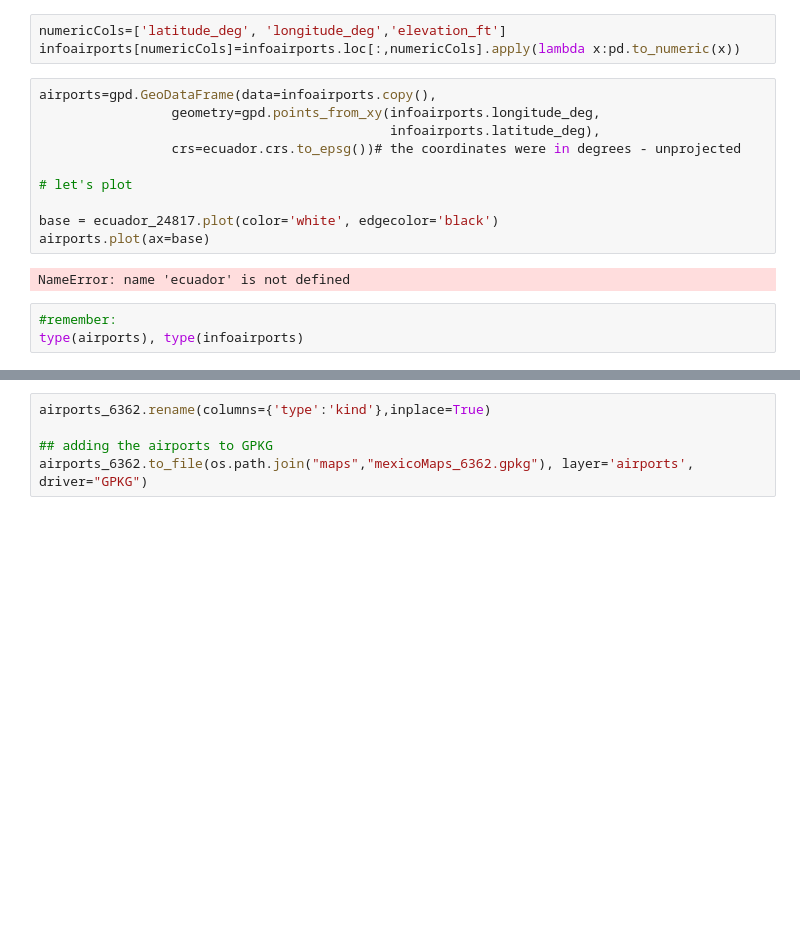
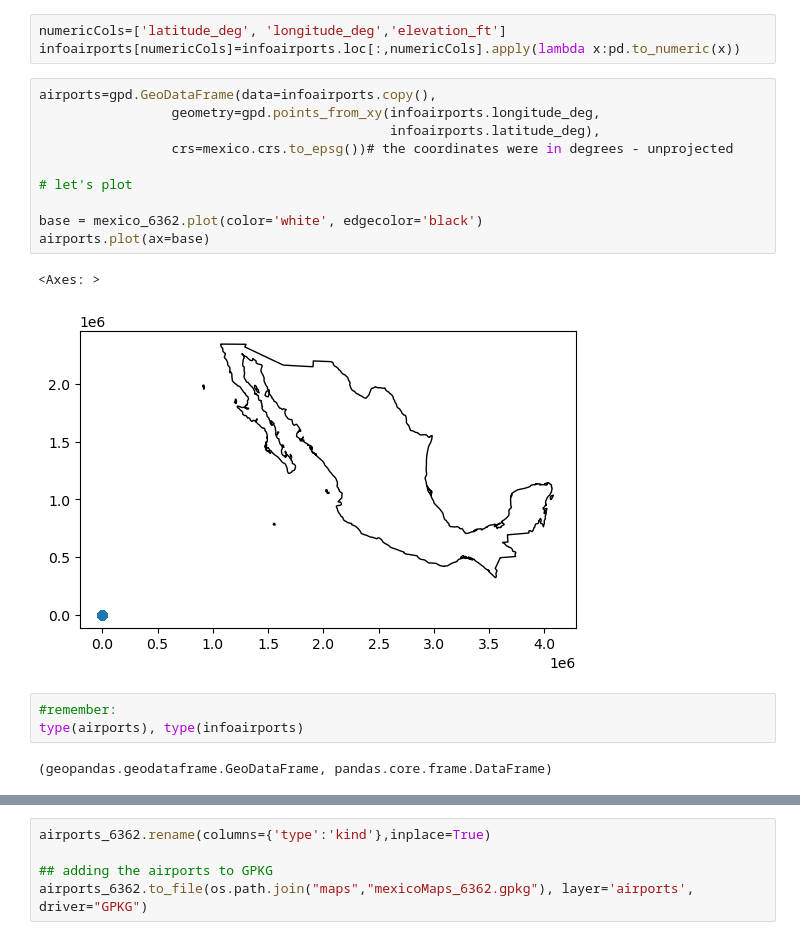
Before and after one commit to AlphaTeamP/MEXICO, a Jupyter notebook: MEXICO1.ipynb, the cells around one changed output, grey strips where cells are left out. Drawn from its saved outputs; the diff is of its cells as text; blank space fills up the shorter version.

Commit message:
MEXICO2

```diff
--- a/MEXICO1.ipynb
+++ b/MEXICO1.ipynb
@@ -125,18 +125,21 @@ infoairports[numericCols]=infoairports.loc[:,numericCols].apply(lambda x:pd.to_n
 # %%
 airports=gpd.GeoDataFrame(data=infoairports.copy(),
                  geometry=gpd.points_from_xy(infoairports.longitude_deg,
                                              infoairports.latitude_deg),
-                 crs=ecuador.crs.to_epsg())# the coordinates were in degrees - unprojected
+                 crs=mexico.crs.to_epsg())# the coordinates were in degrees - unprojected
 
 # let's plot
 
-base = ecuador_24817.plot(color='white', edgecolor='black')
+base = mexico_6362.plot(color='white', edgecolor='black')
 airports.plot(ax=base)
 # %% [output]
-NameError: name 'ecuador' is not defined
+<Axes: >
+[figure, added]
 # %%
 #remember:
 type(airports), type(infoairports)
+# %% [output]
+(geopandas.geodataframe.GeoDataFrame, pandas.core.frame.DataFrame)
 # %%
 airports_6362=airports.to_crs(6362)
 
```
Also changed, not shown: parts of 14 cells of this notebook, 2 other files.
